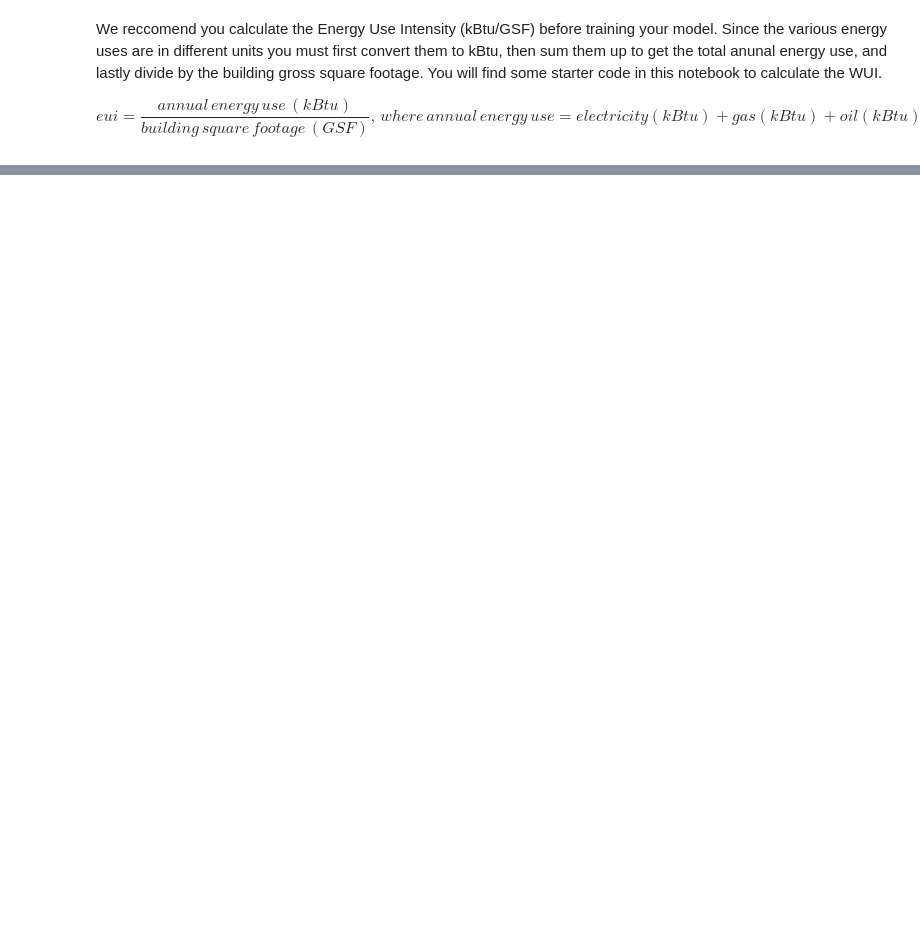
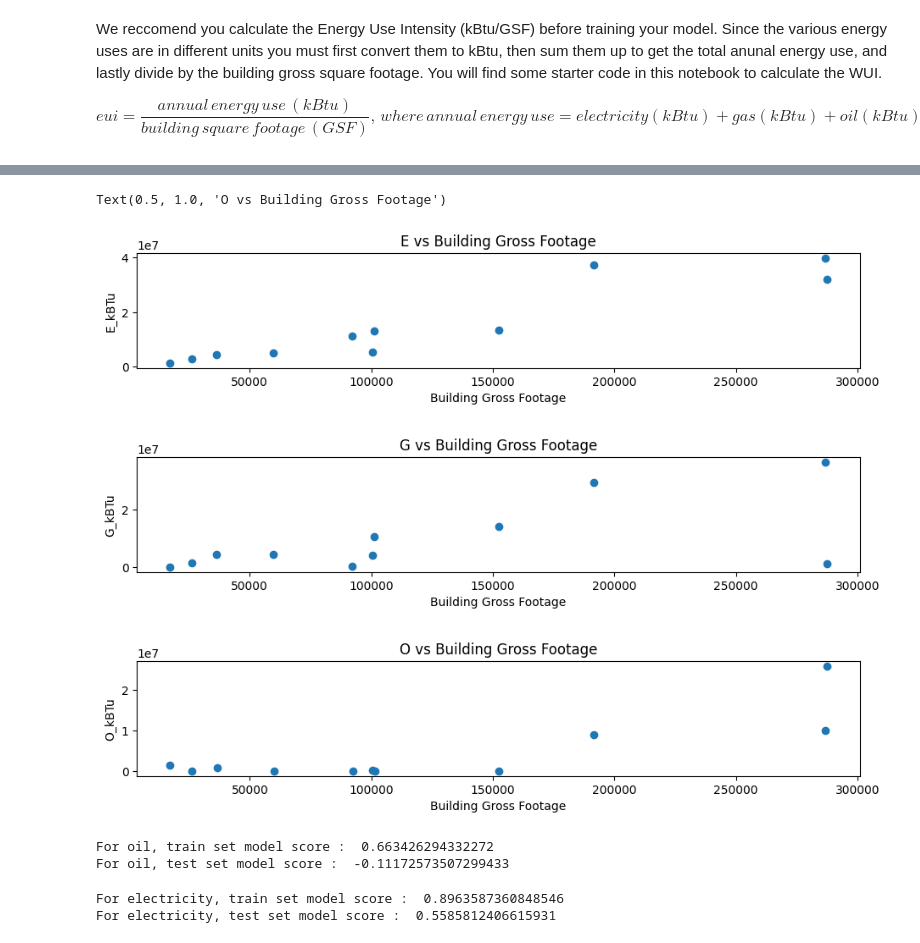
Before and after one commit to akarvinR/backtracking-buildings-emissions, a Jupyter notebook: calculate_eui.ipynb, the cells around one changed output, grey strips where cells are left out. Cells and saved outputs as stored; diff of their text form; code cells hidden in the pictures; blank space fills up the shorter version.

Commit message:
linear regression model and plots on research and resedential data

```diff
--- a/calculate_eui.ipynb
+++ b/calculate_eui.ipynb
@@ -76,0 +87,74 @@ research_df.head(5)
+# %%
+
+import matplotlib.pyplot as plt
+plt.figure(figsize=(11,6))
+plt.subplot(3,1,1)
+plt1=plt.scatter(research_df['Building Gross Footage'],research_df['E_kBTu'])
+plt.ylabel("E_kBTu")
+plt.xlabel('Building Gross Footage')
+plt.title("E vs Building Gross Footage")
+
+plt.figure(figsize=(11,6))
+plt.subplot(3,1,2)
+plt1=plt.scatter(research_df['Building Gross Footage'],research_df['G_kBTu'])
+plt.ylabel("G_kBTu")
+plt.xlabel('Building Gross Footage')
+plt.title("G vs Building Gross Footage")
+
+plt.figure(figsize=(11,6))
+plt.subplot(3,1,3)
+plt1=plt.scatter(research_df['Building Gross Footage'],research_df['O_kBTu'])
+plt.ylabel("O_kBTu")
+plt.xlabel('Building Gross Footage')
+plt.title("O vs Building Gross Footage")
+# %% [output]
+Text(0.5, 1.0, 'O vs Building Gross Footage')
+[figure, added]
+[figure, added]
+[figure, added]
+# %%
+import pandas as pd
+import numpy as np
+from sklearn.linear_model import LinearRegression
+X = research_df['Building Gross Footage']
+y_o = research_df['O_kBTu']
+X = np.array(X)
+y_o = np.array(y_o)
+# create a linear regression model and fit it to the training dataset
+model = LinearRegression()
+# model.fit(X.reshape(-1,1), y_o.reshape(-1,1))
+
+# # estimate the energy usage for a new building with 100,000 square feet
+# new_building_square_footage = 400268
+# predicted_energy_usage = model.predict([[new_building_square_footage]])
+# predicted_energy_usage
+
+from sklearn.model_selection import train_test_split
+X = X.reshape(-1,1)
+y = y_o.reshape(-1,1)
+trainX, testX, trainY, testY = train_test_split(X,y,  test_size= 0.2)
+model.fit(trainX, trainY)
+print("For oil, train set model score : ", model.score(trainX, trainY))
+print("For oil, test set model score : ",model.score(testX,testY))
+# model.predict(X)
+# %% [output]
+For oil, train set model score :  0.663426294332272
+For oil, test set model score :  -0.11172573507299433
+# %%
+X = research_df['Building Gross Footage']
+y_e = research_df['E_kBTu']
+X = np.array(X)
+y_e = np.array(y_e)
+# create a linear regression model and fit it to the training dataset
+model = LinearRegression()
+from sklearn.model_selection import train_test_split
+X = X.reshape(-1,1)
+y = y_e.reshape(-1,1)
+trainX, testX, trainY, testY = train_test_split(X,y,  test_size= 0.2)
+model.fit(trainX, trainY)
+print("For electricity, train set model score : ", model.score(trainX, trainY))
+print("For electricity, test set model score : ",model.score(testX,testY))
+# model.predict(X)
+# %% [output]
+For electricity, train set model score :  0.8963587360848546
+For electricity, test set model score :  0.5585812406615931
```
Also changed, not shown: parts of 14 cells of this notebook.
